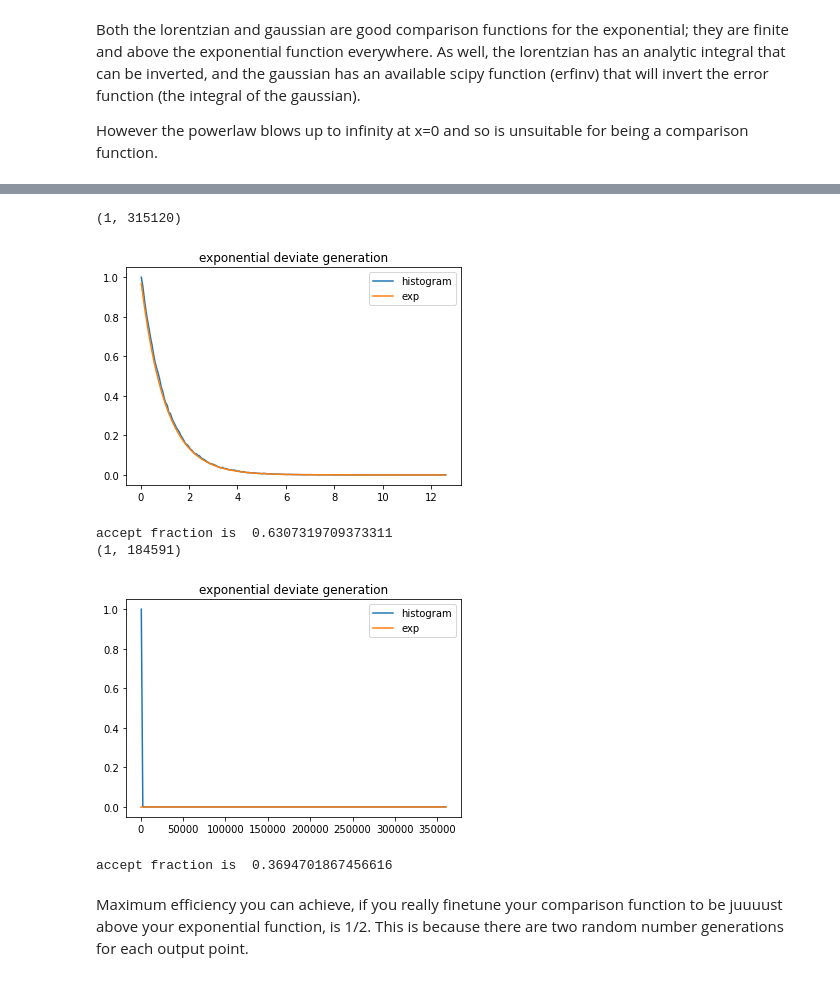
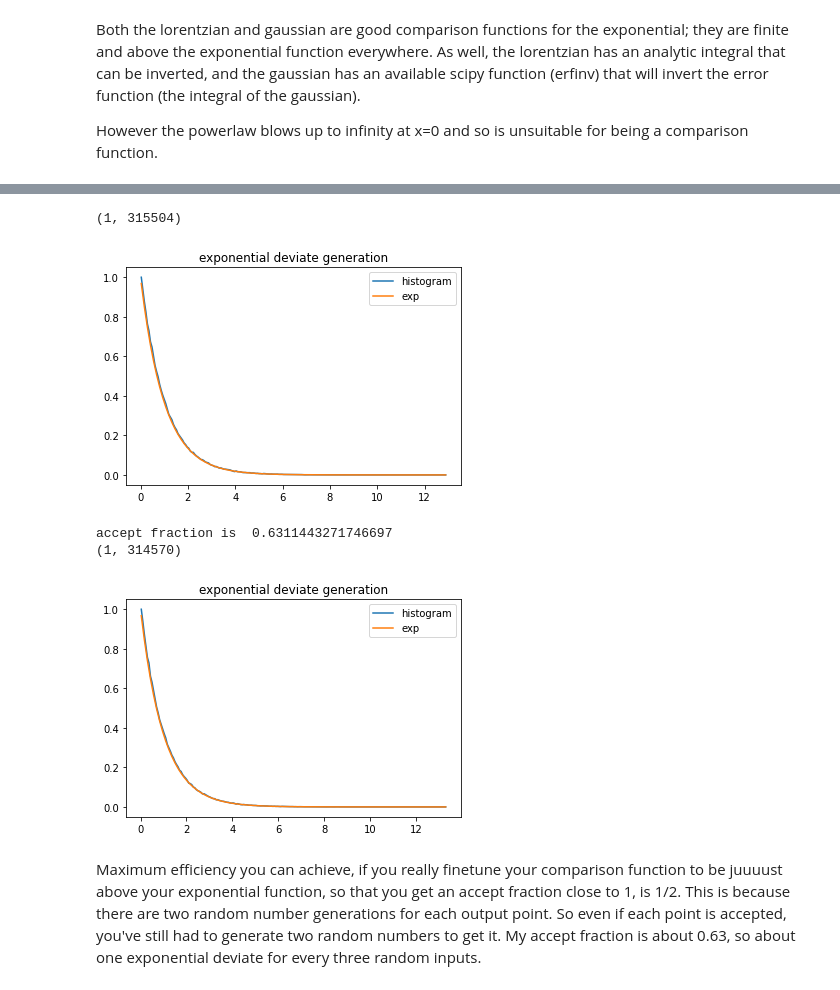
Before and after one commit to lizzord/phys512hw, a Jupyter notebook: problemset6/Question2.ipynb, the cells around one changed output, grey strips where cells are left out. Drawn from its saved outputs; the diff is of its cells as text; code cells hidden in the pictures.

```diff
--- a/problemset6/Question2.ipynb
+++ b/problemset6/Question2.ipynb
@@ -133,43 +133,39 @@ x = x[idx1]
 test = np.random.rand(len(x))*lorentz(x, a)
 #if this second deviate is within the exponential function than keep it
 idx_keep = np.array(np.where(np.exp(-x) > test))
 print(idx_keep.shape)
 
 vals, bins = np.histogram(x[idx_keep], 200)
 bb = 0.5*(bins[1:] + bins[:-1]) #centers of bins
 
 mpl.figure()
 mpl.plot(bb, vals/vals.max()) #normalized histogram
 mpl.plot(bb, np.exp(-bb)) #exp
 mpl.legend(['histogram', 'exp'])
 mpl.title('exponential deviate generation')
 mpl.show()
 
 print('accept fraction is ', (idx_keep.shape[1])/len(x))
 
 
-#or equivalently use JSievers method from class writing it as a probability
-accept_prob = np.exp(-x)/lorentz(x, 1.01)
-idx_keep2 = np.array(np.where(np.random.rand(len(x)) >= accept_prob))
+#or equivalently use JSievers method from class
+idx_keep2 = np.array(np.where(np.random.rand(len(x)) < np.exp(-x)/lorentz(x, 1.01)))
 print(idx_keep2.shape)
 
 vals, bins = np.histogram(x[idx_keep2], 200)
 bb = 0.5*(bins[1:] + bins[:-1]) #centers of bins
 
 mpl.figure()
 mpl.plot(bb, vals/vals.max()) #normalized histogram
 mpl.plot(bb, np.exp(-bb)) #exp
 mpl.legend(['histogram', 'exp'])
 mpl.title('exponential deviate generation')
 mpl.show()
-
-print('accept fraction is ', (idx_keep2.shape[1])/len(x))
 # %% [output]
-(1, 315120)
+(1, 315504)
-[figure, old version]
+[figure, new version]
-accept fraction is  0.6307319709373311
-(1, 184591)
+accept fraction is  0.6311443271746697
+(1, 314570)
-[figure, old version]
+[figure, new version]
-accept fraction is  0.3694701867456616
 # %% [markdown]
-Maximum efficiency you can achieve, if you really finetune your comparison function to be juuuust above your exponential function, is 1/2. This is because there are two random number generations for each output point.
+Maximum efficiency you can achieve, if you really finetune your comparison function to be juuuust above your exponential function, so that you get an accept fraction close to 1, is 1/2. This is because there are two random number generations for each output point. So even if each point is accepted, you've still had to generate two random numbers to get it. My accept fraction is about 0.63, so about one exponential deviate for every three random inputs.
```
Also changed, not shown: parts of 1 cell of this notebook, 1 other file.
